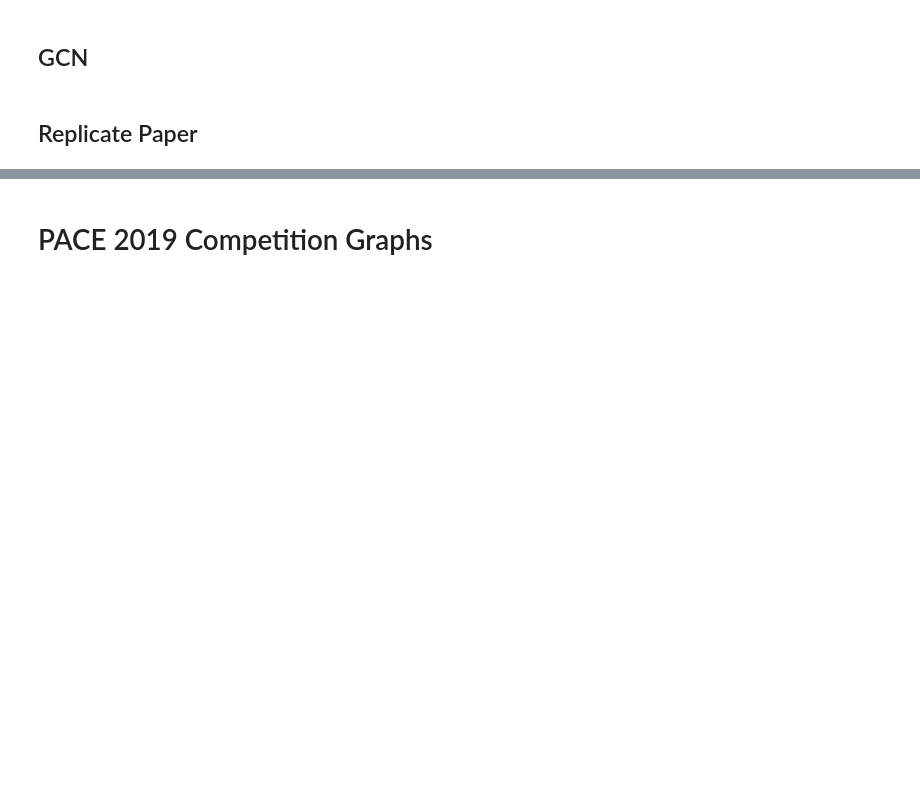
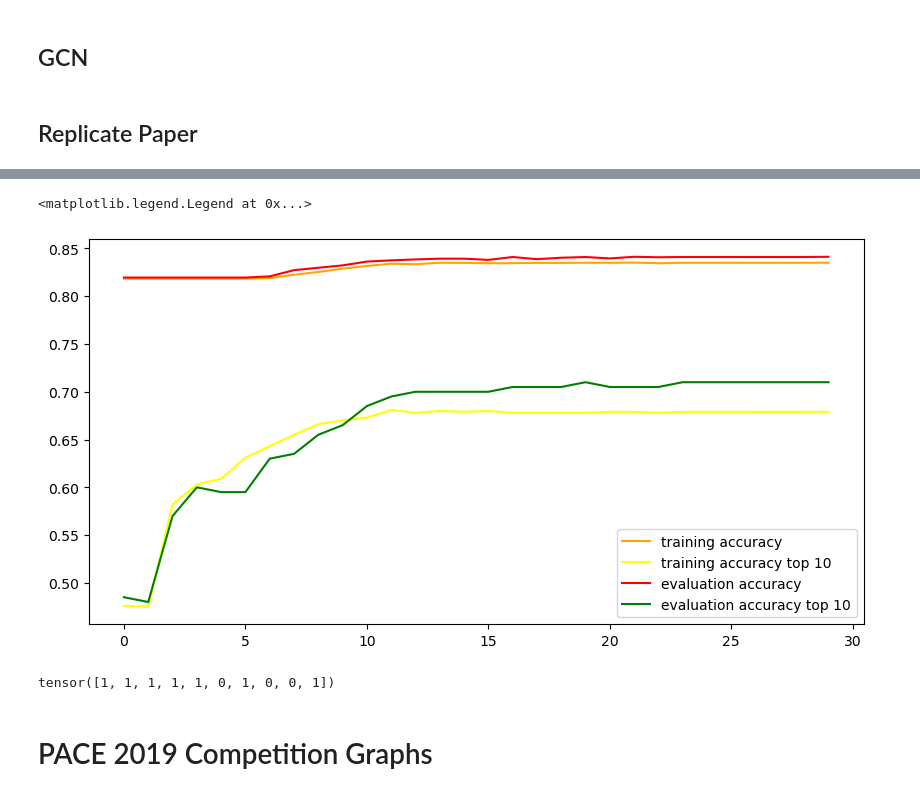
Before and after one commit to felix-cfzhou/CPSC583-Project, a Jupyter notebook: notebooks/playground.ipynb, the cells around one changed output, grey strips where cells are left out. Cells and saved outputs as stored; diff of their text form; code cells hidden in the pictures; blank space fills up the shorter version.

Commit message:
decent top 10 accuracy from copying architecture from paper

```diff
--- a/notebooks/playground.ipynb
+++ b/notebooks/playground.ipynb
@@ -102,12 +103,13 @@ class MLP(torch.nn.Module):
 
         self.sequential = torch.nn.Sequential(
             pyg.nn.Linear(in_channels, hidden_channels),
-            torch.nn.Dropout(p=0.5),
+            # torch.nn.Dropout(p=0.5),
             torch.nn.ReLU(),
             pyg.nn.Linear(hidden_channels, hidden_channels),
-            torch.nn.Dropout(p=0.5),
+            # torch.nn.Dropout(p=0.5),
             torch.nn.ReLU(),
             pyg.nn.Linear(hidden_channels, out_channels),
+            # torch.nn.Dropout(p=0.5),
         )
         #########################################
 
@@ -257,7 +265,7 @@ def train(model, training_set, optimizer, loss_fn):
     optimizer.step()
     #########################################
 
-    return loss
+    return loss.cpu()
 # %%
 @torch.no_grad()
 def test(model, data):
@@ -279,27 +291,40 @@ def test(model, data):
 # %%
 from tqdm.notebook import tqdm
 
-num_epochs = 100
+num_epochs = 30
 epochs = list(range(1, num_epochs + 1))
-train_loss, eval_acc = [], []
+train_loss, train_acc, train_acc_10, eval_acc, eval_acc_10 = [], [], [], [], []
 
 best_eval_acc = float("-inf")
 for epoch in tqdm(epochs, position=0, leave=True, desc="epoch"):
     train_loss_curr = 0.0
     for data in tqdm(loader_train, position=1, leave=False, desc="training batch"):
-        loss = train(model, data.cuda(), optimizer, loss_fn).detach().cpu()
+        loss = train(model, data.cuda(), optimizer, loss_fn).detach()
         train_loss_curr += loss / len(loader_train)
 
-    eval_acc_curr = 0.0
+    train_acc_curr, train_acc_10_curr = 0.0, 0.0
+    for data in tqdm(
+        loader_train_eval, position=1, leave=False, desc="training metrics"
+    ):
+        acc, acc_10 = test(model, data.cuda())
+        train_acc_curr += acc / len(loader_train_eval)
+        train_acc_10_curr += acc_10 / len(loader_train_eval)
+
+    eval_acc_curr, eval_acc_10_curr = 0.0, 0.0
     for data in tqdm(loader_eval, position=1, leave=False, desc="eval batch"):
-        acc = test(model, data.cuda()).cpu()
+        acc, acc_10 = test(model, data.cuda())
         eval_acc_curr += acc / len(loader_eval)
+        eval_acc_10_curr += acc_10 / len(loader_eval)
+
+    scheduler.step(eval_acc_10_curr)
 
     train_loss.append(train_loss_curr)
+    train_acc.append(train_acc_curr)
+    train_acc_10.append(train_acc_10_curr)
     eval_acc.append(eval_acc_curr)
+    eval_acc_10.append(eval_acc_10_curr)
 
-    if eval_acc_curr > best_eval_acc:
-        best_eval_acc = eval_acc_curr
-
-    print(f"after {epoch} epochs' training,the eval acc is {eval_acc_curr}")
+    print(
+        f"After epoch {epoch} | train acc: {train_acc_curr}, train acc_10: {train_acc_10_curr}, eval acc: {eval_acc_curr}, eval acc_10: {eval_acc_10_curr}"
+    )
 # %% [output]
@@ -319,15 +344,24 @@ after 12 epochs' training,the eval acc is 0.2199999839067459
 # %%
 fig, ax = plt.subplots(1, 1, figsize=(10, 5))
 
-ax.plot(train_loss, color="blue", label="training loss")
-ax.twinx().plot(eval_acc, color="orange", label="evaluation accuracy")
+# ax.twinx().plot(train_loss, color="blue", label="training loss")
+ax.plot(train_acc, color="orange", label="training accuracy")
+ax.plot(train_acc_10, color="yellow", label="training accuracy top 10")
+ax.plot(eval_acc, color="red", label="evaluation accuracy")
+ax.plot(eval_acc_10, color="green", label="evaluation accuracy top 10")
 ax.legend()
+# %% [output]
+<matplotlib.legend.Legend at 0x...>
+[figure, added]
 # %%
 with torch.no_grad():
-    y_pred = torch.exp(model(dataset[0].x.cuda(), dataset[0].edge_index.cuda()))
+    idx = 4
+    y_pred = torch.exp(model(dataset[idx].x.cuda(), dataset[idx].edge_index.cuda()))
     y_pred_sorted, indices = y_pred.sort(dim=0, descending=True)
     # print(y_pred_sorted)
-    print(dataset[0].solution[indices[0:10, 1]])
+    print(dataset[idx].solution[indices[0:10, 1]])
+# %% [output]
+tensor([1, 1, 1, 1, 1, 0, 1, 0, 0, 1])
 # %% [markdown]
 # PACE 2019 Competition Graphs
 # %%
```
Also changed, not shown: parts of 5 cells of this notebook.
